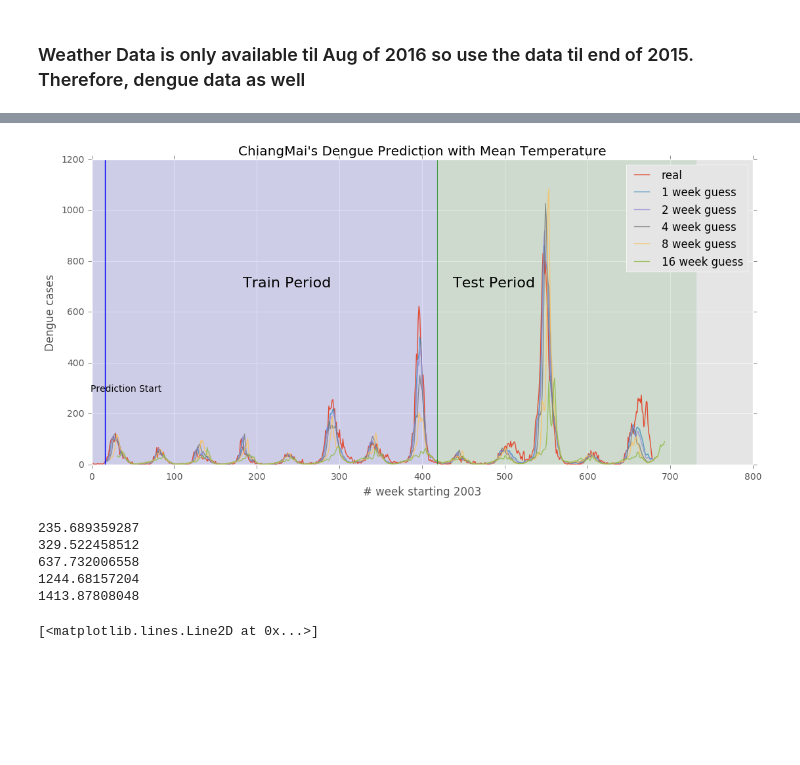
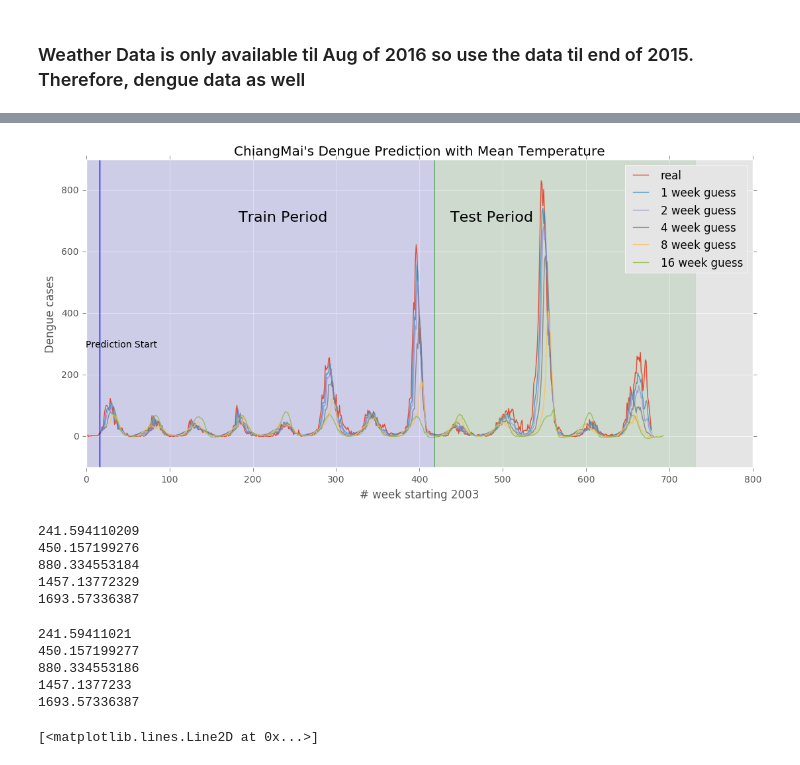
Before and after one commit to johnnycs/dengue-prediction, a Jupyter notebook: Weather Dependent Dengue Forecast.ipynb, the cells around one changed output, grey strips where cells are left out. Saved outputs shown, nothing was run; the diff lists cells and outputs as text; code cells hidden in the pictures; blank space fills up the shorter version.

```diff
--- a/Weather Dependent Dengue Forecast.ipynb
+++ b/Weather Dependent Dengue Forecast.ipynb
@@ -45,7 +44,8 @@ cm_dengues_df = pd.DataFrame(cm_dengues,columns=['cases'])
 # %% [markdown]
 ### Weather Data is only available til Aug of 2016 so use the data til end of 2015. Therefore, dengue data as well
 # %%
-cm_avg_weather = cm_weather[['avgrh','dday','maxtemp','meantemp','mintemp','rain']].resample('W').mean()
+cm_avg_weather = cm_weather[['avgrh','dday','meantemp']].resample('W').mean()
+cm_avg_weather['rain'] = cm_weather[['rain']].resample('W').sum() # cumulative rainfall
 cm_dengues_weather = pd.concat([cm_avg_weather,cm_dengues_df[:-52]],axis=1)
 
 cm_dengues_weather_split = split_data(cm_dengues_weather)
@@ -94,4 +142,4 @@ def seperate_train_test(all_data,train_data):
 # %%
 %%time
-cm_16 = weather_alphas.get_alphas(16,9,cm_dengues_train)
+cm_16_add_full = weather_alphas.get_alphas(16,9,10,cm_dengues_train)
 # %% [output]
@@ -126,7 +212,8 @@ cm_16
 # %%
-def plot_prediction(LAG, TEMPERATURE_WEEKS, real, ws, province, nweeks_to_predict=[1,2,4,8,16]):
+def get_predictions(LAG, TEMPERATURE_WEEKS, RAIN_WEEKS, real, ws, province, nweeks_to_predict=[1,2,4,8,16]):
 
-    def n_week_ahead(cases_for_prediction, temps_for_prediction ,weeks_ahead, case_week_to_predict):
+    def n_week_ahead(cases_for_prediction, temps_for_prediction, rains_for_prediction,
+                     weeks_ahead, case_week_to_predict):
 
         cur_prediction = 0
         prev_cases = np.array(cases_for_prediction.cases)
@@ -140,7 +227,8 @@ def plot_prediction(LAG, TEMPERATURE_WEEKS, real, ws, province, nweeks_to_predic
                 ws,
                 week_to_predict,
                 prev_cases,
-                temps_for_prediction)
+                temps_for_prediction,
+                rains_for_prediction)
             prev_cases = np.append(prev_cases[1:],cur_prediction) # deduct the first elm out
         return cur_prediction
 
@@ -154,9 +242,13 @@ def plot_prediction(LAG, TEMPERATURE_WEEKS, real, ws, province, nweeks_to_predic
             temp_week_to_predict = start_week+TEMPERATURE_WEEKS
             temps_for_prediction = real.meantemp[start_week:temp_week_to_predict]
 
+            rain_week_to_predict = start_week+RAIN_WEEKS
+            rains_for_prediction = real.meantemp[start_week:rain_week_to_predict]
+
             prediction = n_week_ahead(
                 cases_for_prediction,
                 temps_for_prediction,
+                rains_for_prediction,
                 nweek,
                 case_week_to_predict)
             predictions.append(prediction)
@@ -164,7 +256,7 @@ def plot_prediction(LAG, TEMPERATURE_WEEKS, real, ws, province, nweeks_to_predic
     return all_predictions
 
     ## plot all predictions
-    plot_all_predictions(LAG, real.cases, province, nweeks_to_predict, all_predictions)
+#     plot_all_predictions(LAG, real.cases, province, nweeks_to_predict, all_predictions)
 
 def validation(prediction, real):
     residual_sq = (real - prediction)**2
@@ -173,6 +265,4 @@ def validation(prediction, real):
     score = residual_sq / float(sigma)
     return sum(score) / len(real)
 # %%
-plot_prediction(16, 9, cm_dengues_weather, cm_16.x, "ChiangMai")
+for_validation_01 = get_predictions(16, 9, 10, cm_dengues_weather, cm_16_add_full.x, "ChiangMai")
-# %% [output]
-[figure, removed]
@@ -181,18 +269,35 @@ for_validation = plot_prediction(16, 9, cm_dengues_weather, cm_16.x, "ChiangMai"
+# %%
+plot_all_predictions(16, cm_dengues_weather.cases, "ChiangMai", [1,2,4,8,16], for_validation_01)
+# %% [output]
+[figure, added]
 # %%
-a = [1,2,4,8,12]
-for i,e in enumerate(for_validation):
+a = [1,2,4,8,16]
+for i,e in enumerate(for_validation_01):
     pred = np.array(e)
-
+#     print len(pred[:-a[i]])
+#     print len(cm_dengues_weather.cases[16+a[i]:])
     print validation(pred[:-a[i]],cm_dengues_weather.cases[16+a[i]:])
 
 #     plt.plot(range(len(cm_dengues_weather.cases[16+a[i]:])),cm_dengues_weather.cases[16+a[i]:])
 #     plt.plot(pred[:-a[i]])
 #     cm_dengues_weather.cases[16+a[i] - 1:] - pred[:a[i]-1]
-#     break
 # %% [output]
-235.689359287
-329.522458512
-637.732006558
-1244.68157204
-1413.87808048
+241.594110209
+450.157199276
+880.334553184
+1457.13772329
+1693.57336387
+# %%
+a = [1,2,4,8,16]
+for i,e in enumerate(for_validation_02):
+    pred = np.array(e)
+#     print len(pred[:-a[i]])
+#     print len(cm_dengues_weather.cases[16+a[i]:])
+    print validation(pred[:-a[i]],cm_dengues_weather.cases[16+a[i]:])
+# %% [output]
+241.59411021
+450.157199277
+880.334553186
+1457.1377233
+1693.57336387
 # %%
```
Also changed, not shown: parts of 14 cells of this notebook, 11 other files.
